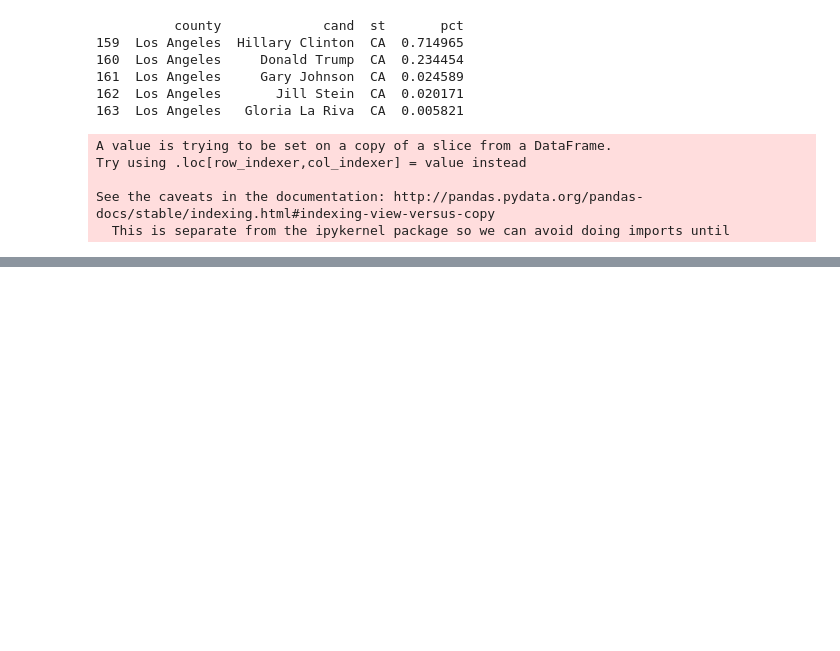
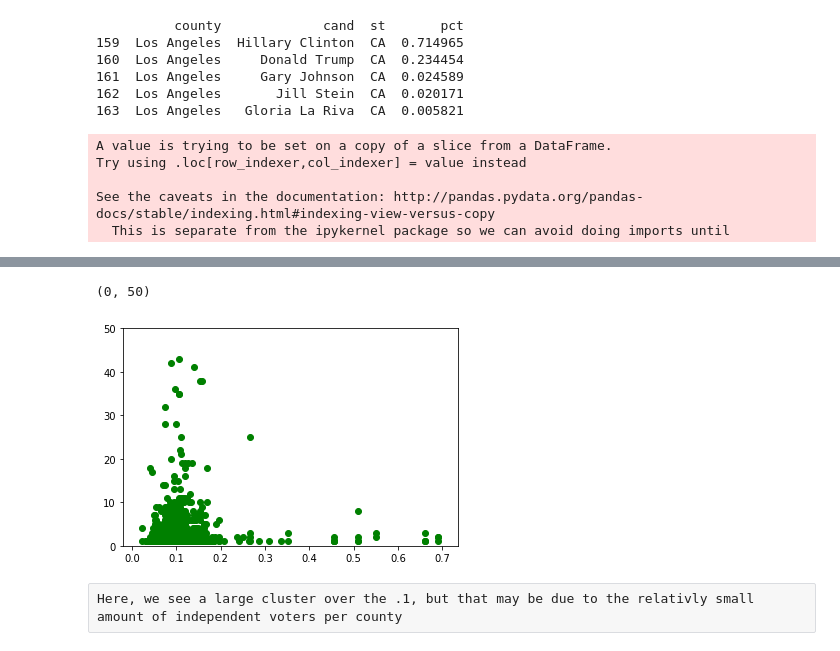
Before and after one commit to LauraCF19/SpringboardProject1, a Jupyter notebook: Desktop/Springboard/Capstone1.ipynb, the cells around one changed output, grey strips where cells are left out. Drawn from its saved outputs; the diff is of its cells as text; code cells hidden in the pictures; blank space fills up the shorter version.

```diff
--- a/Desktop/Springboard/Capstone1.ipynb
+++ b/Desktop/Springboard/Capstone1.ipynb
@@ -305,0 +667,11 @@ See the caveats in the documentation: http://pandas.pydata.org/pandas-docs/stabl
+# %%
+# Independents
+
+plt.scatter(x=merge2['Independent'], y=merge2['Total_Hate_Crimes'], color = 'green')
+
+plt.ylim(0, 50)
+# %% [output]
+(0, 50)
+[figure, added]
+# %% [raw]
+Here, we see a large cluster over the .1, but that may be due to the relativly small amount of independent voters per county
```
Also changed, not shown: parts of 40 cells of this notebook.
